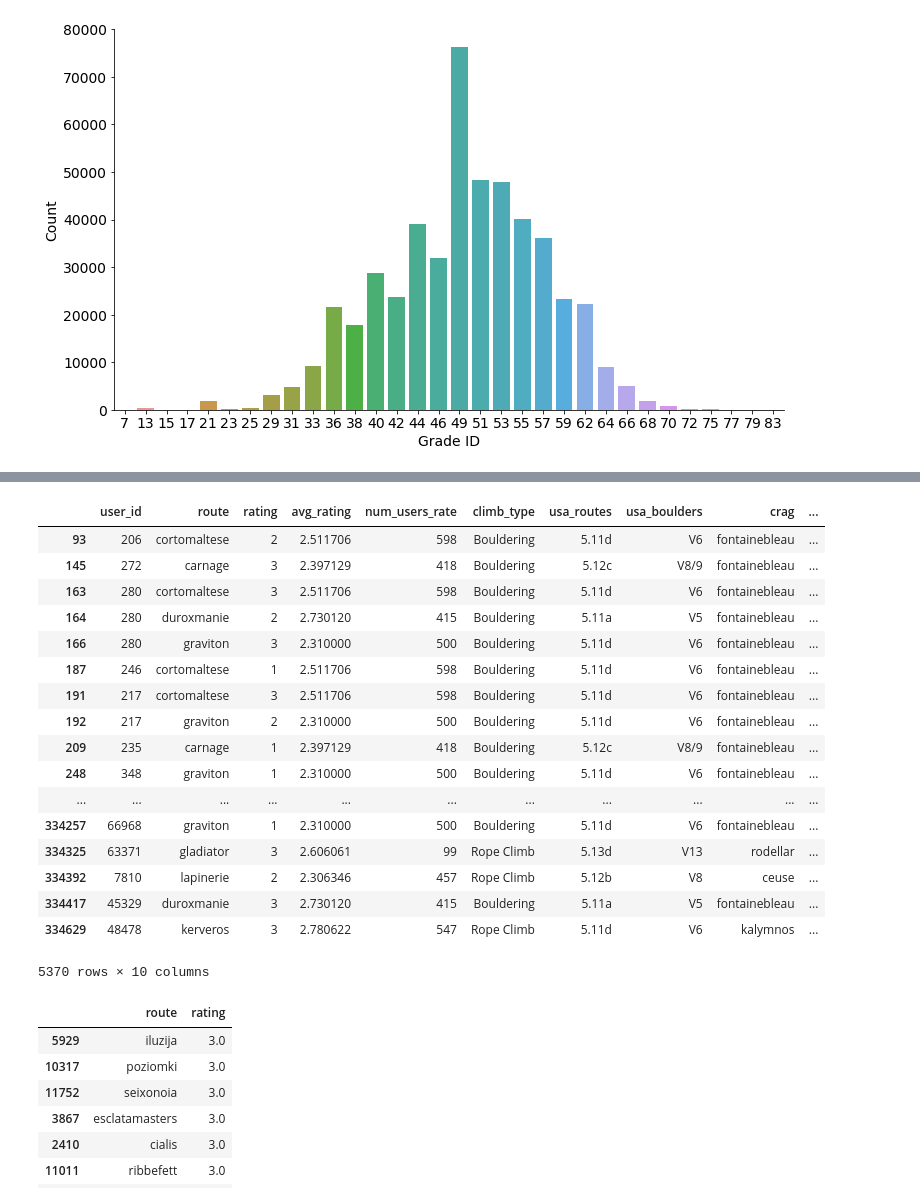
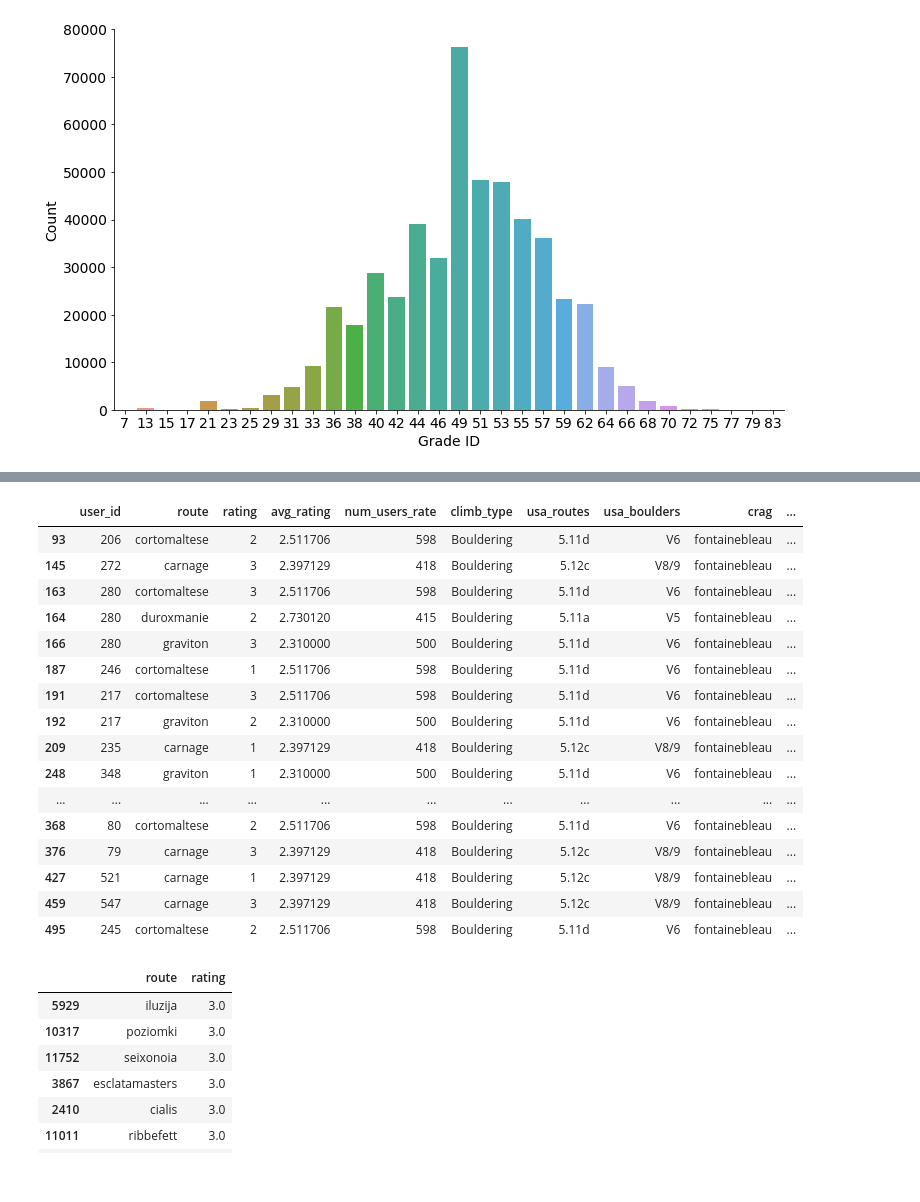
Before and after one commit to Colley-K/rock_climbing_recommendation_system, a Jupyter notebook: 4. machine_learning/rec_system_8a_nu.ipynb, the cells around one changed output, grey strips where cells are left out. Saved outputs shown, nothing was run; the diff lists cells and outputs as text; code cells hidden in the pictures.

```diff
--- a/4. machine_learning/rec_system_8a_nu.ipynb
+++ b/4. machine_learning/rec_system_8a_nu.ipynb
@@ -206,26 +213,25 @@ Name: route, dtype: int64
 # %%
 #Top 20 full data
 grouped = rock6x.groupby('route')
-grouped.filter(lambda x: x['route'].count() > 400)
+grouped.filter(lambda x: x['route'].count() > 400)[:20]
 # %% [output]
 |  | user_id | route | rating | avg_rating | num_users_rate | climb_type | usa_routes | usa_boulders | crag | ... |
 | 93 | 206 | cortomaltese | 2 | 2.511706 | 598 | Bouldering | 5.11d | V6 | fontainebleau | ... |
 | 145 | 272 | carnage | 3 | 2.397129 | 418 | Bouldering | 5.12c | V8/9 | fontainebleau | ... |
 | 163 | 280 | cortomaltese | 3 | 2.511706 | 598 | Bouldering | 5.11d | V6 | fontainebleau | ... |
 | 164 | 280 | duroxmanie | 2 | 2.730120 | 415 | Bouldering | 5.11a | V5 | fontainebleau | ... |
 | 166 | 280 | graviton | 3 | 2.310000 | 500 | Bouldering | 5.11d | V6 | fontainebleau | ... |
 | 187 | 246 | cortomaltese | 1 | 2.511706 | 598 | Bouldering | 5.11d | V6 | fontainebleau | ... |
 | 191 | 217 | cortomaltese | 3 | 2.511706 | 598 | Bouldering | 5.11d | V6 | fontainebleau | ... |
 | 192 | 217 | graviton | 2 | 2.310000 | 500 | Bouldering | 5.11d | V6 | fontainebleau | ... |
 | 209 | 235 | carnage | 1 | 2.397129 | 418 | Bouldering | 5.12c | V8/9 | fontainebleau | ... |
 | 248 | 348 | graviton | 1 | 2.310000 | 500 | Bouldering | 5.11d | V6 | fontainebleau | ... |
 | ... | ... | ... | ... | ... | ... | ... | ... | ... | ... | ... |
-| 334257 | 66968 | graviton | 1 | 2.310000 | 500 | Bouldering | 5.11d | V6 | fontainebleau | ... |
-| 334325 | 63371 | gladiator | 3 | 2.606061 | 99 | Rope Climb | 5.13d | V13 | rodellar | ... |
-| 334392 | 7810 | lapinerie | 2 | 2.306346 | 457 | Rope Climb | 5.12b | V8 | ceuse | ... |
-| 334417 | 45329 | duroxmanie | 3 | 2.730120 | 415 | Bouldering | 5.11a | V5 | fontainebleau | ... |
-| 334629 | 48478 | kerveros | 3 | 2.780622 | 547 | Rope Climb | 5.11d | V6 | kalymnos | ... |
+| 368 | 80 | cortomaltese | 2 | 2.511706 | 598 | Bouldering | 5.11d | V6 | fontainebleau | ... |
+| 376 | 79 | carnage | 3 | 2.397129 | 418 | Bouldering | 5.12c | V8/9 | fontainebleau | ... |
+| 427 | 521 | carnage | 1 | 2.397129 | 418 | Bouldering | 5.12c | V8/9 | fontainebleau | ... |
+| 459 | 547 | carnage | 3 | 2.397129 | 418 | Bouldering | 5.12c | V8/9 | fontainebleau | ... |
+| 495 | 245 | cortomaltese | 2 | 2.511706 | 598 | Bouldering | 5.11d | V6 | fontainebleau | ... |
-5370 rows × 10 columns
 # %%
 #Top 20 routes with the highest AVERAGE rate
 rock6x_r_means= rock6x.groupby("route", as_index=False)["rating"].mean()
```
Also changed, not shown: parts of 18 cells of this notebook.
